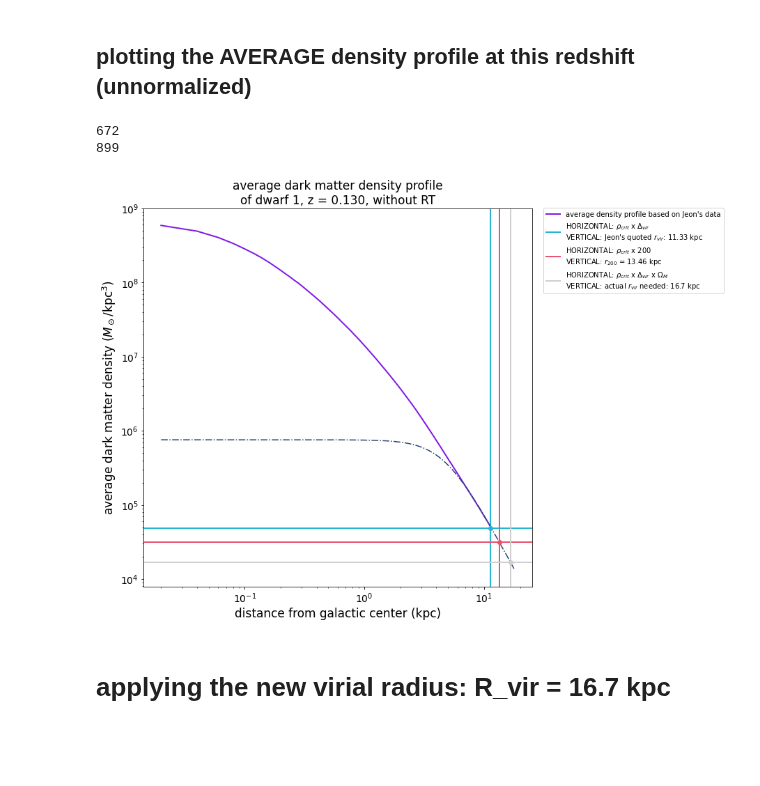
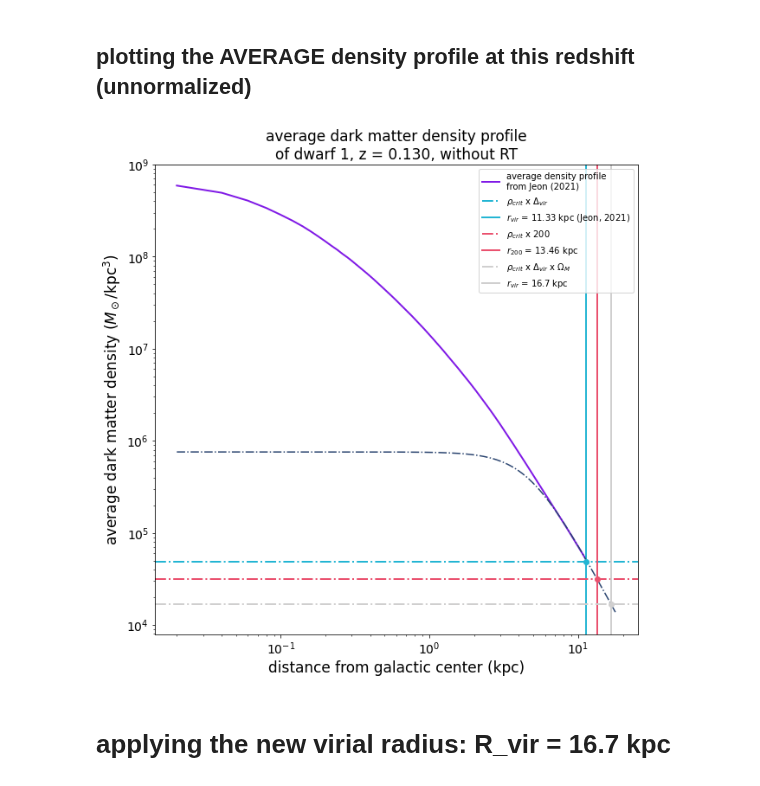
Before and after one commit to nguyenbinh1612/Binh_UFD, a Jupyter notebook: average-fit-NFW-dwarf1.ipynb, the cells around one changed output. Cells and saved outputs as stored; diff of their text form; code cells hidden in the pictures; blank space fills up the shorter version.

Commit message:
changed the style of the plot

```diff
--- a/average-fit-NFW-dwarf1.ipynb
+++ b/average-fit-NFW-dwarf1.ipynb
@@ -53,7 +53,7 @@ for radius_value in rad_array290_noRT:
 # %%
 # the mass equals to the mass of the last data point that Jeon collected.
 
-halo6 = NFW_Z(mass_profile290_noRT[np.size(mass_profile290_noRT) - 1]) # NFW using total mass of the dwarf in the data file
+halo6 = NFW_Z(mass_profile290_noRT[np.size(mass_profile290_noRT) - 1], 'Jeon') # NFW using total mass of the dwarf in the data file
 r_s6 = halo6.r_s(0.130)
 c_vir6 = halo6.c_vir(0.130)
 print('r_s =', r_s6)
@@ -90,11 +90,11 @@ density_profile6_1 = halo6_1.rho(0.130, rad_array290_noRT)
 '''1. PLOT THE DENSITY PROFILE AND LINES BASED ON JEON'S DATA'''
 fig, ax = plt.subplots(figsize=[10, 10])
 plt.plot(rad_array290_noRT, density_profile290_noRT, color=(0.5, 0.1, 0.9, 1), linewidth=2, \
-         label="average density profile based on Jeon's data")
-plt.axhline(rho_crit * halo6.delta_vir(0.130), color='#23B5D3', linewidth=2, \
-           label="HORIZONTAL: $ρ_{crit}$ x $Δ_{vir}$" + \
-            "\nVERTICAL: Jeon's quoted $r_{vir}$: " + str(round(1.133394e+04 * 0.001, 2)) + ' kpc') # CYAN
-plt.axvline(1.133394e+04 * 0.001, color='#23B5D3', linewidth=2) # CYAN
+         label="average density profile\nfrom Jeon (2021)")
+plt.axhline(rho_crit * halo6.delta_vir(0.130), color='#23B5D3', linewidth=2, linestyle='-.', \
+           label="$ρ_{crit}$ x $Δ_{vir}$") # CYAN
+plt.axvline(1.133394e+04 * 0.001, color='#23B5D3', linewidth=2, \
+            label="$r_{vir}$ = " + str(round(1.133394e+04 * 0.001, 2)) + ' kpc (Jeon, 2021)') # CYAN
 
 '''2. PLOT THE APPROXIMATION IN ORDER TO EXTEND THE DENSITY PROFILE PLOTS FURTHER,
 UNTIL IT MEETS ρ_crit x Δ_vir x Omega_M. THE RADIUS WHERE THE MEETING HAPPENS
@@ -106,46 +106,41 @@ plt.plot(extended_array, extended_density_prof, color='#2B4570', linestyle='-.')
 '''3. PLOT THE DENSITY AND CORRESPONDING RADIUS THAT'S CLOSEST
 TO 200 TIMES THE CRITICAL DENSITY (rho_crit)'''
 density200 = rho_crit * 200
 deviate = np.abs(extended_density_prof - density200)
 ind = deviate.argmin()
-print(ind)
-print(np.size(deviate))
 rad200 = extended_array[ind]
-plt.axhline(density200, color='#EA526F', linewidth=2, \
-           label="HORIZONTAL: $ρ_{crit}$ x 200" + "\nVERTICAL: $r_{200}$ = " + str(round(rad200, 2)) + " kpc") # RED
-plt.axvline(rad200, color='#EA526F', linewidth=2) # RED
+plt.axhline(density200, color='#EA526F', linewidth=2, linestyle='-.', \
+           label="$ρ_{crit}$ x 200") # RED
+plt.axvline(rad200, color='#EA526F', linewidth=2, label="$r_{200}$ = " + str(round(rad200, 2)) + " kpc") # RED
 
 '''4. FIND AND THEN PLOT rad_RDO'''
 rho_delta_omega = rho_crit * halo6.delta_vir(0.130) * halo6.OmegaM_Z(0.130)
 difference = abs(extended_density_prof - rho_delta_omega)
 where = np.where(difference == min(difference))
 rad_rdo = extended_array[where][0]
-plt.axhline(rho_delta_omega, color='#D0CFCF', linewidth=2, \
-           label="HORIZONTAL: $ρ_{crit}$ x $Δ_{vir}$ x $\Omega_{M}$" + \
-           '\nVERTICAL: actual $r_{vir}$ needed: ' + str(rad_rdo) + ' kpc') # GREY
-plt.axvline(rad_rdo, color='#D0CFCF', linewidth=2) # GREY
+plt.axhline(rho_delta_omega, color='#D0CFCF', linewidth=2, linestyle='-.', \
+           label="$ρ_{crit}$ x $Δ_{vir}$ x $\Omega_{M}$") # GREY
+plt.axvline(rad_rdo, color='#D0CFCF', linewidth=2, label='$r_{vir}$ = ' + str(rad_rdo) + ' kpc') # GREY
 
 '''5. PLOT ALL THE POINTS OF INTERSECTION'''
 plt.plot(1.133394e+04 * 0.001, rho_crit * halo6.delta_vir(0.130), 'o', color='#23B5D3') # CYAN
 plt.plot(rad200, density200, 'o', color='#EA526F') # RED
 plt.plot(rad_rdo, rho_delta_omega, 'o', color='#D0CFCF') # GREY
 
 '''6. THESE ARE FOR THE LEGENDS AND THE REST'''
-plt.legend(bbox_to_anchor=(1.02, 1.01), loc='upper left')
+plt.legend(loc='upper right')
 plt.xlabel('distance from galactic center (kpc)', fontsize=17)
 plt.ylabel('average dark matter density ($M_\odot$/kpc$^3$)', fontsize=17) # using LATEX here!
 plt.title('average dark matter density profile\nof dwarf 1, z = 0.130, without RT', loc='center', fontsize=17)
 plt.xticks(fontsize=14)
 plt.yticks(fontsize=14)
 plt.xscale('log')
 plt.yscale('log')
 
 '''LO AND BEHOLD!'''
 plt.show()
 # %% [output]
-672
-899
-[figure, old version]
+[figure, new version]
 # %% [markdown]
 # applying the new virial radius: R_vir = 16.7 kpc
 # %%
```
Also changed, not shown: parts of 2 cells of this notebook, 1 other file.
